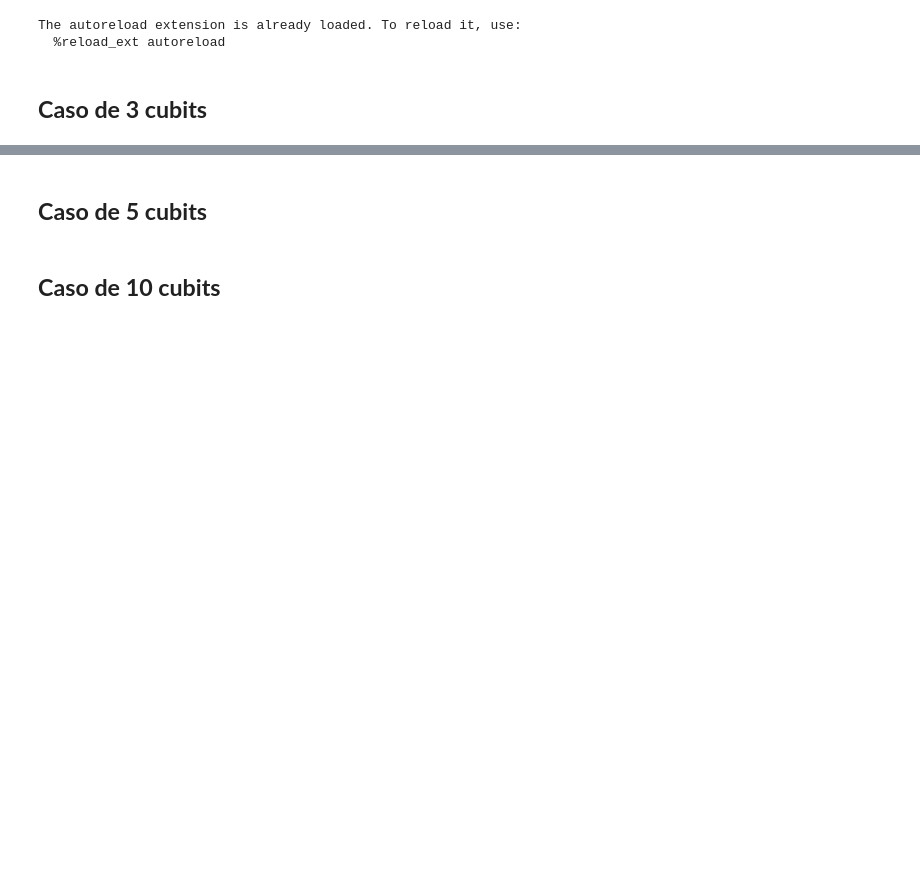
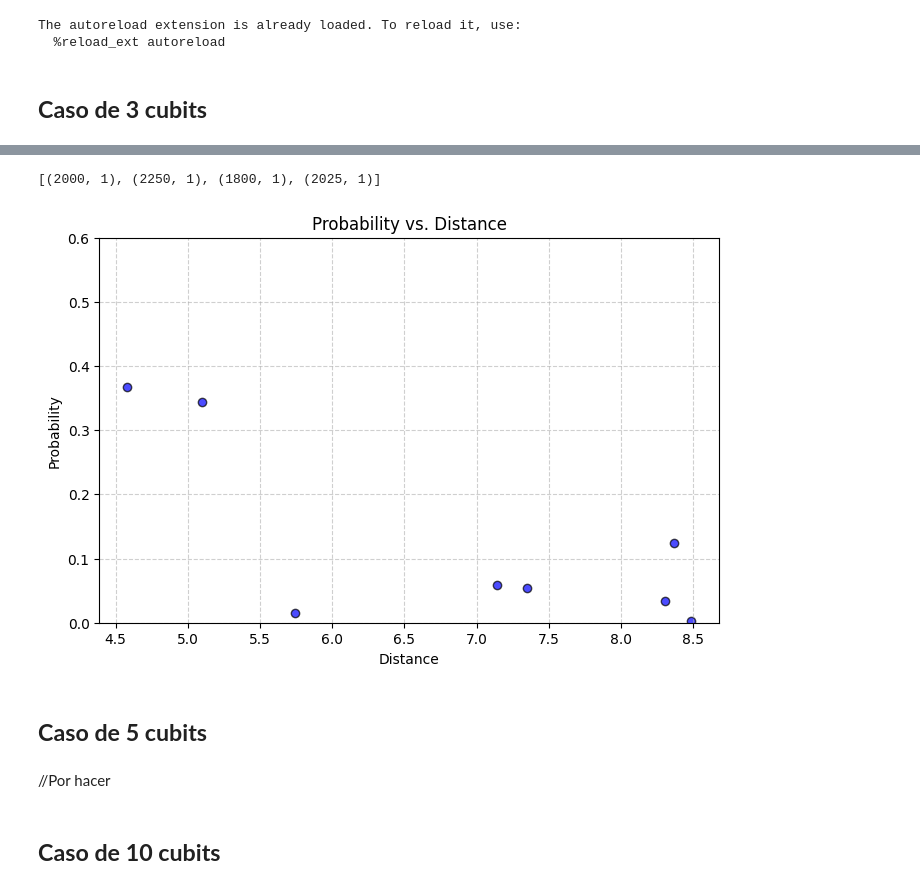
Before and after one commit to zhengzhu14/TFG_GII, a Jupyter notebook: Casos_simples/Simples_Cases.ipynb, the cells around one changed output, grey strips where cells are left out. Cells and saved outputs as stored; diff of their text form; code cells hidden in the pictures; blank space fills up the shorter version.

```diff
--- a/Casos_simples/Simples_Cases.ipynb
+++ b/Casos_simples/Simples_Cases.ipynb
@@ -19,0 +165,3 @@ N3 = 1961
+# %%
+nD3 = threeQubit.integer_to_matrix(D3)
+print(nD3)
@@ -19,0 +172,3 @@ N3 = 1961
+# %%
+vnew3 = threeQubit.bitstring2latticeVectors(nD3, results3.keys(), sign_step3, b3_op)
+print(vnew3)
@@ -19,0 +184,4 @@ N3 = 1961
+# %%
+distances3 = threeQubit.get_distances(vnew3, t3)
+for dist3 in distances3:
+    print(np.linalg.norm(dist3))
@@ -20,5 +216,32 @@ N3 = 1961
+# %%
+sr_pairs3 = threeQubit.uv_pairs2sr_pairs(uv_pairs3)
+print(sr_pairs3)
+# %% [output]
+[(2000, 1), (2250, 1), (1800, 1), (2025, 1)]
+# %%
+probs3 = threeQubit.get_probs(results3, shots = 10_000)
+# %%
+plt.figure(figsize=(8, 5))
+
+# Creating the scatter plot
+plt.scatter(distances3, probs3, color='blue', edgecolors='black', alpha=0.7)
+
+# Adding labels and title
+plt.xlabel('Distance')
+plt.ylabel('Probability')
+plt.title('Probability vs. Distance')
+
+# Setting y-axis limit since you mentioned probs are <= 0.2
+plt.ylim(0, 0.60)
+
+plt.grid(True, linestyle='--', alpha=0.6)
+plt.show()
+# %% [output]
+[figure, added]
 # %% [markdown]
 ## **Caso de 5 cubits**
+# %% [markdown]
+//Por hacer
 # %%
 N5 = 48567227
 # %% [markdown]
```
Also changed, not shown: parts of 54 cells of this notebook, 1 other file.
